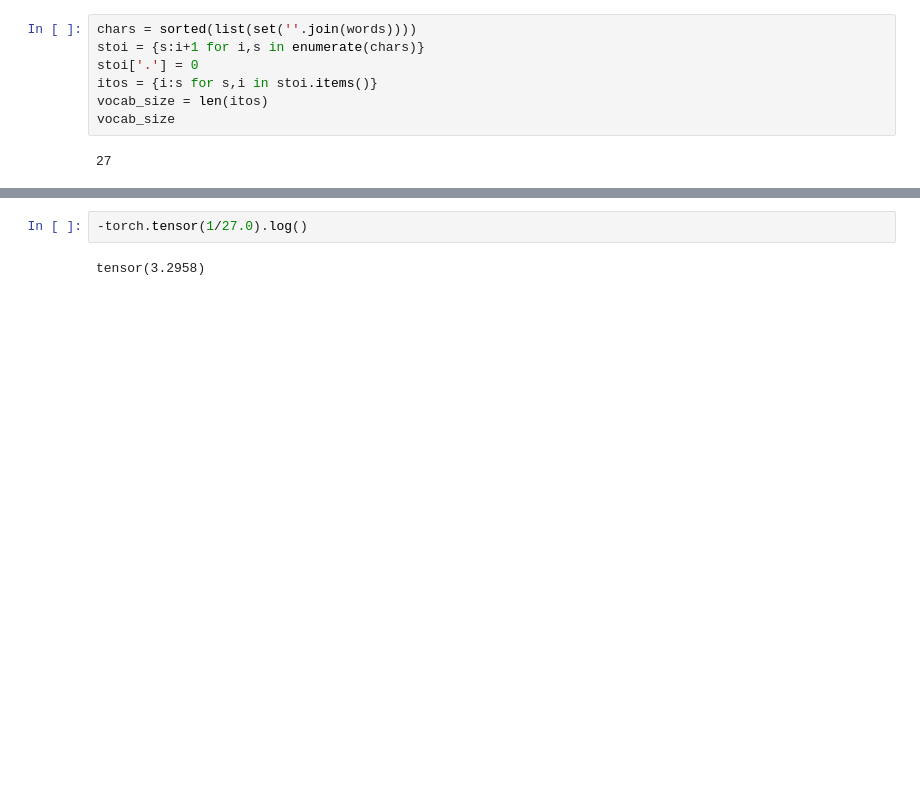
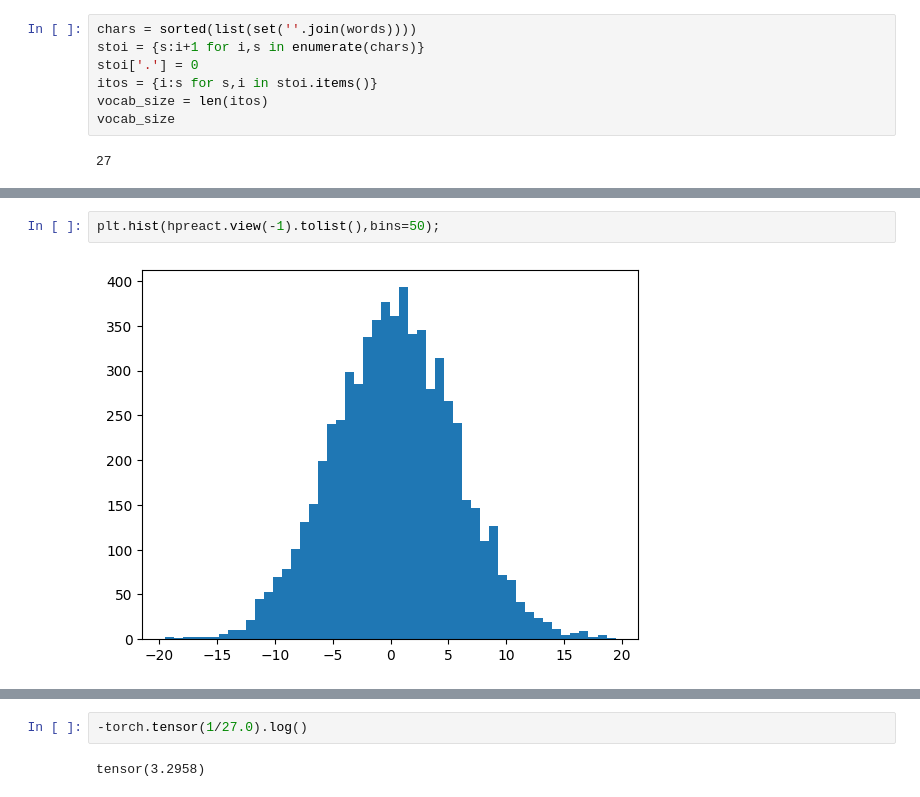
Before and after one commit to nabeelalikhan0/Deep-Learning, a Jupyter notebook: micrograd/Building makemore Part 3 Activations Gradients BatchNorm.ipynb, the cells around one changed output, grey strips where cells are left out. Cells and saved outputs as stored; diff of their text form; blank space fills up the shorter version.

```diff
--- a/micrograd/Building makemore Part 3 Activations Gradients BatchNorm.ipynb
+++ b/micrograd/Building makemore Part 3 Activations Gradients BatchNorm.ipynb
@@ -135,3 +127,7 @@ for i in range(max_steps):
+# %%
+plt.hist(hpreact.view(-1).tolist(),bins=50);
+# %% [output]
+[figure, added]
 # %%
 plt.plot(lossi)
 # %% [output]
```
Also changed, not shown: parts of 10 cells of this notebook.
